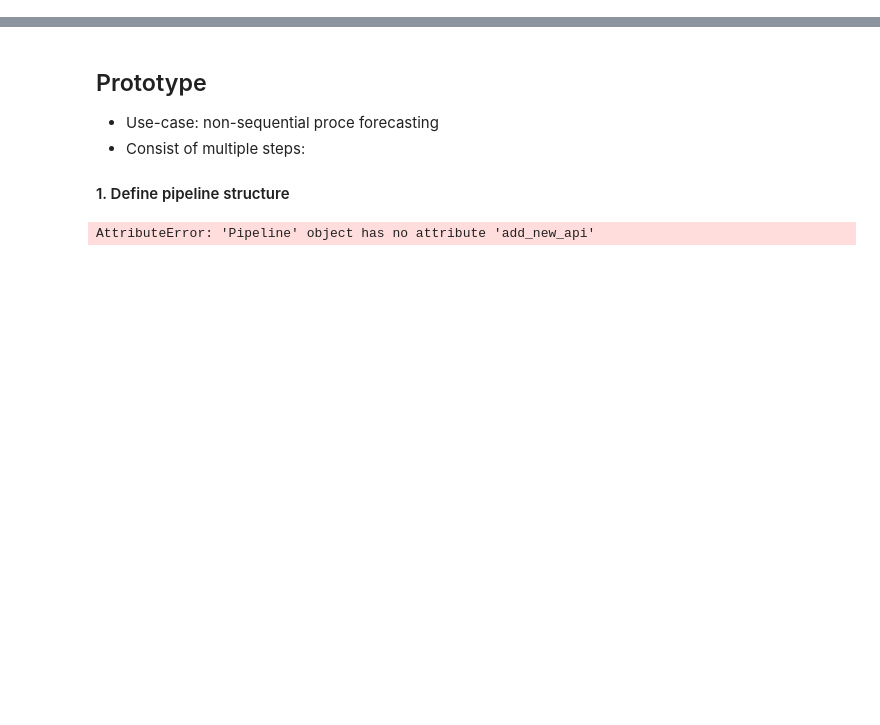
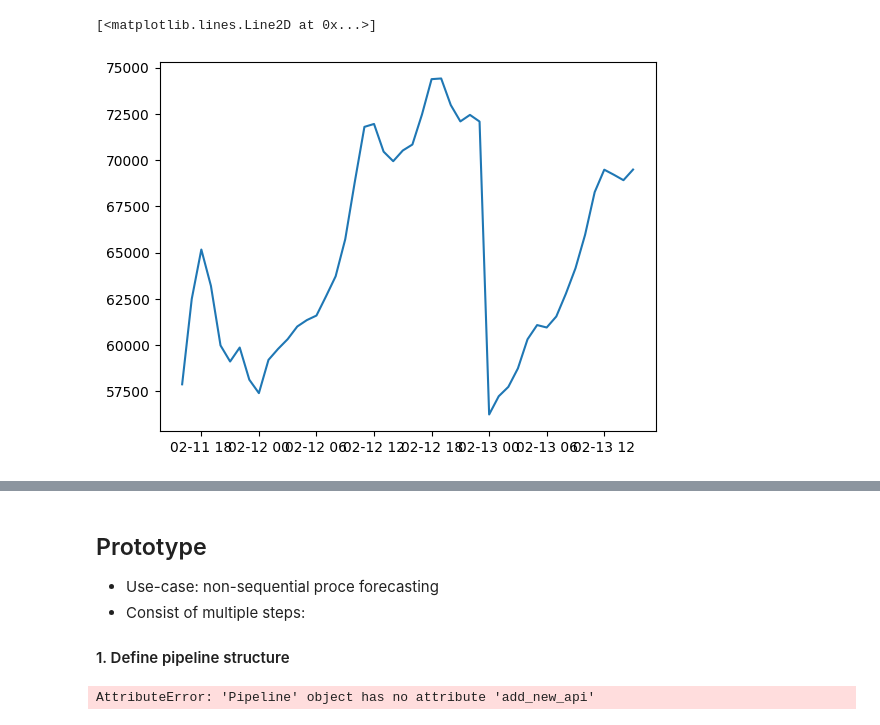
Before and after one commit to sktime/sktime-tutorial-pydata-global-2022, a Jupyter notebook: notebooks/non-sequential.ipynb, the cells around one changed output, grey strips where cells are left out. Saved outputs shown, nothing was run; the diff lists cells and outputs as text; code cells hidden in the pictures; blank space fills up the shorter version.

```diff
--- a/notebooks/non-sequential.ipynb
+++ b/notebooks/non-sequential.ipynb
@@ -41,0 +65,27 @@ Perhaps Price Forecast based on the Ensemble Model prediction and the calendar f
+# %%
+from sktime.transformations.series.date import DateTimeFeatures
+
+# Construct a load forecasting pipeline
+load_pipe = ForecastingPipeline(steps=[
+    ("standardscaler", TabularToSeriesAdaptor(StandardScaler())),
+    ("forecaster", ARIMA((24, 0, 0))),
+])
+
+# Construct a price forecasting pipeline
+price_pipe = ForecastingPipeline(steps=[
+    ("standardscaler", TabularToSeriesAdaptor(StandardScaler())),
+    ("forecaster", ARIMA((24, 0, 0))),
+])
+dt_features_train = DateTimeFeatures(ts_freq="H", manual_selection=["hour_of_day", "day_of_week"]).fit_transform(y_train_load)[["hour_of_day", "day_of_week"]]
+
+# Train all pipelines
+load_pipe.fit(y_train_load, dt_features_train)
+
+dt_features_test = DateTimeFeatures(ts_freq="H", manual_selection=["hour_of_day", "day_of_week"]).fit_transform(y_test_load)[["hour_of_day", "day_of_week"]]
+
+predicted_load_train = load_pipe.predict(fh=y_train_load.index, X=dt_features_train)
+predicted_load_test = load_pipe.predict(fh=y_test_load.index, X=dt_features_test)
+plt.plot(predicted_load_test)
+# %% [output]
+[<matplotlib.lines.Line2D at 0x...>]
+[figure, added]
```
Also changed, not shown: parts of 8 cells of this notebook.
